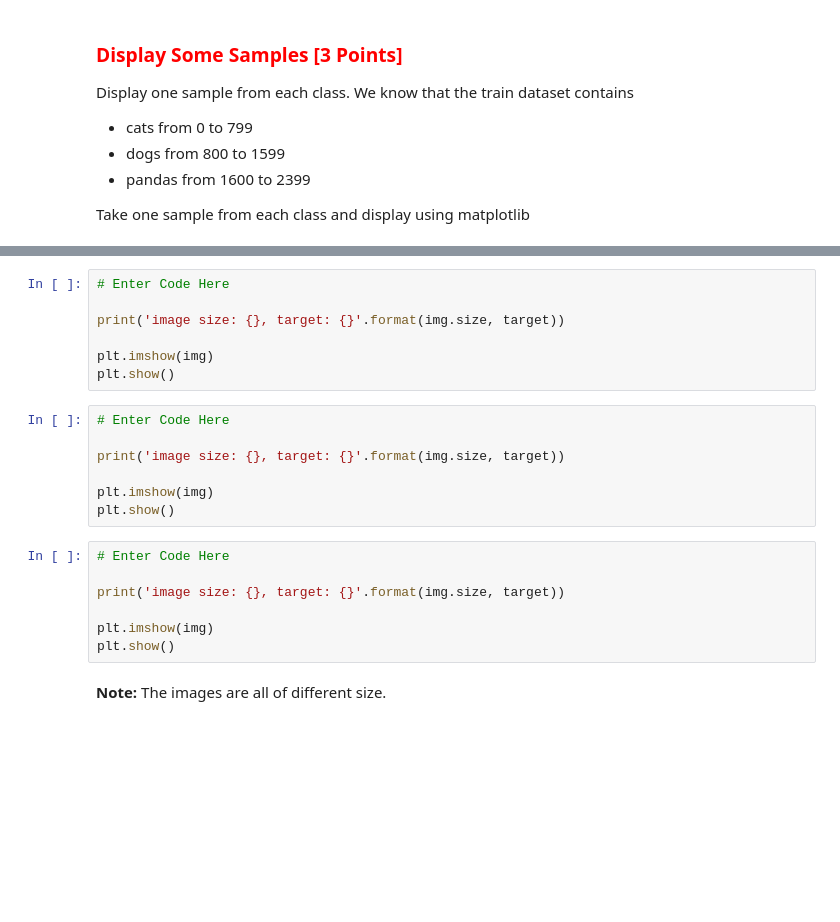
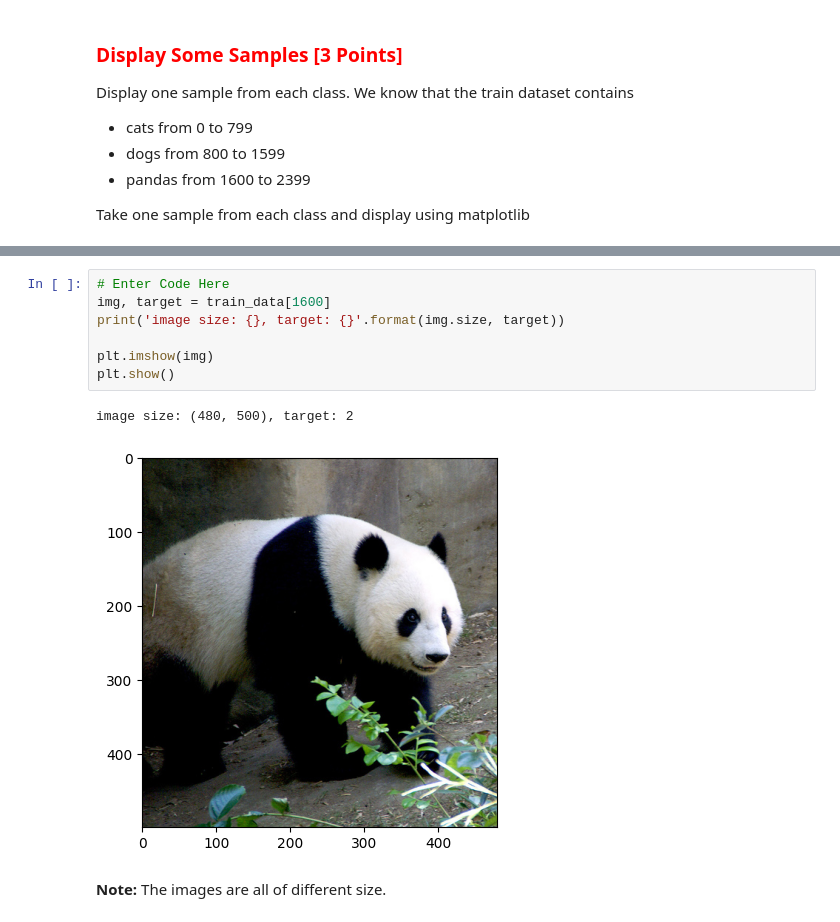
Before and after one commit to ramabyg/opencv_dl_pytorch, a Jupyter notebook: week5/Data_and_Pipeline_Check.ipynb, the cells around one changed output, grey strips where cells are left out. Cells and saved outputs as stored; diff of their text form; blank space fills up the shorter version.

```diff
--- a/week5/Data_and_Pipeline_Check.ipynb
+++ b/week5/Data_and_Pipeline_Check.ipynb
@@ -101,24 +144,13 @@ Take one sample from each class and display using matplotlib
 # %%
 # Enter Code Here
-
+img, target = train_data[1600]
 print('image size: {}, target: {}'.format(img.size, target))
 
 plt.imshow(img)
 plt.show()
+# %% [output]
+image size: (480, 500), target: 2
+[figure, added]
-# %%
-# Enter Code Here
-
-print('image size: {}, target: {}'.format(img.size, target))
-
-plt.imshow(img)
-plt.show()
-# %%
-# Enter Code Here
-
-print('image size: {}, target: {}'.format(img.size, target))
-
-plt.imshow(img)
-plt.show()
 # %% [markdown]
 **Note:** The images are all of different size.
 # %% [markdown]
```
Also changed, not shown: parts of 14 cells of this notebook, 1 other file.
